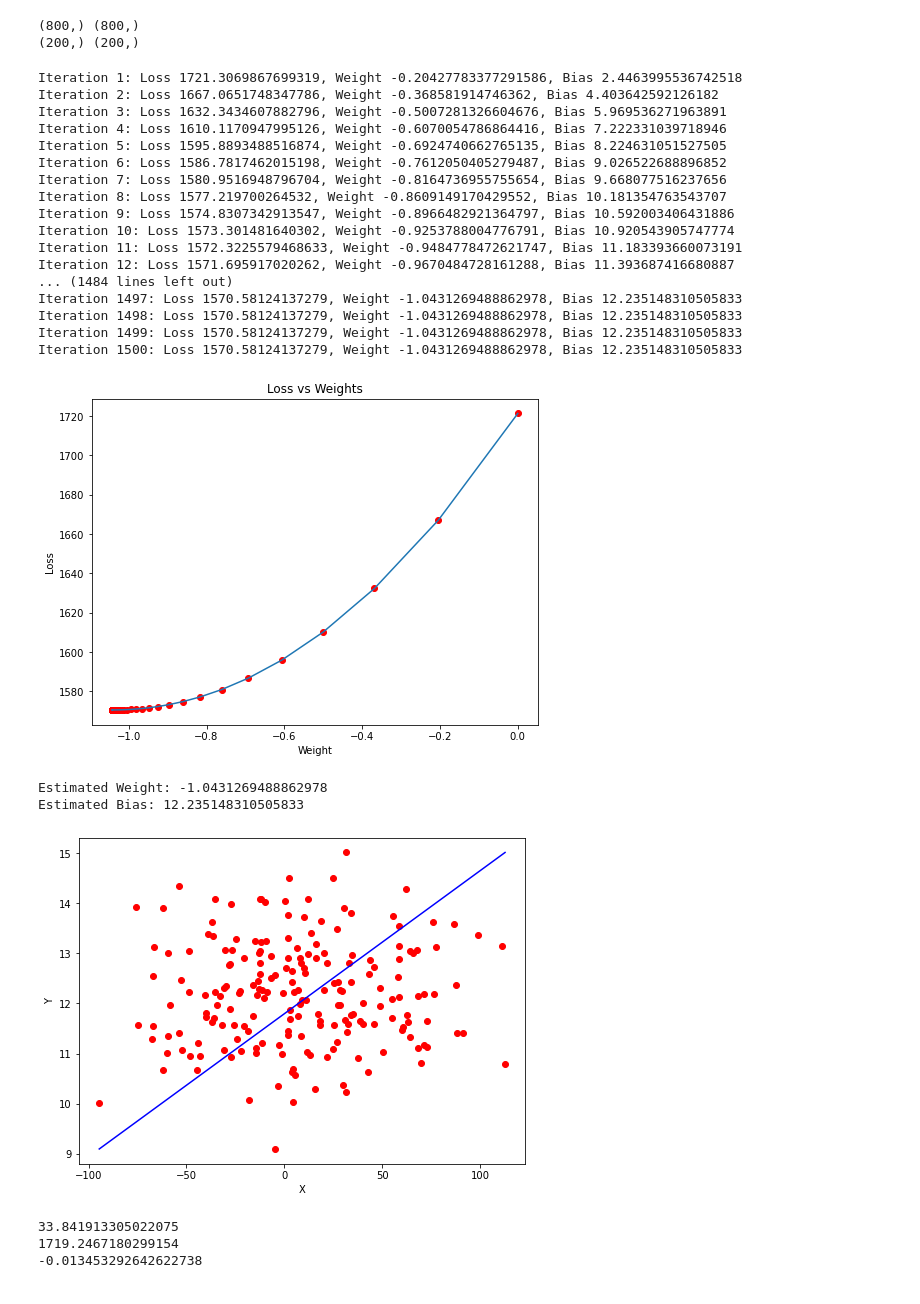
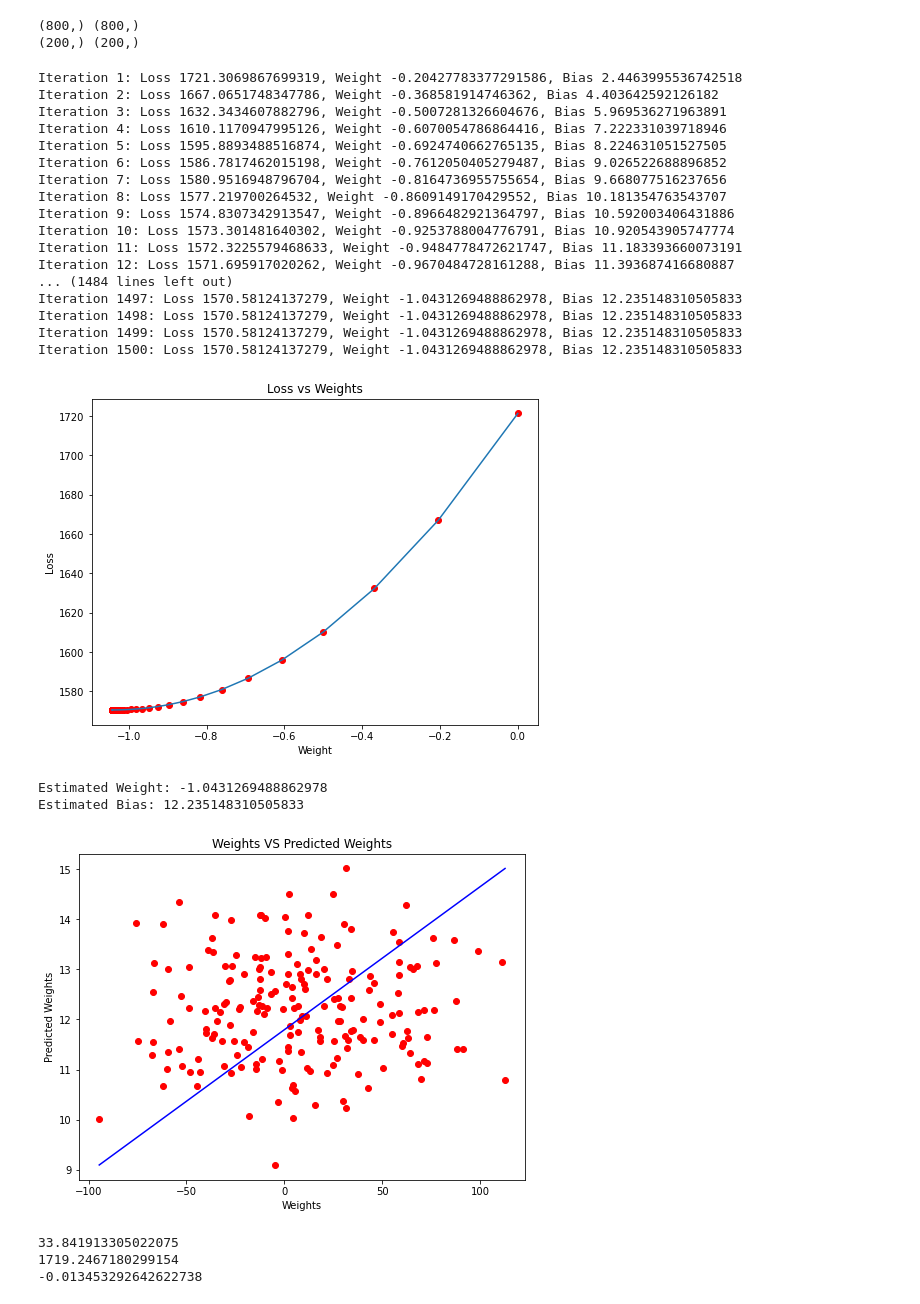
Before and after one commit to aryadiva/CPC251_Assg, a Jupyter notebook: Assign1-CPC251final.ipynb, the cells around one changed output. Cells and saved outputs as stored; diff of their text form; code cells hidden in the pictures.

```diff
--- a/Assign1-CPC251final.ipynb
+++ b/Assign1-CPC251final.ipynb
@@ -158,36 +158,37 @@ est_weight, est_bias = train_model(X_train, y_train, alpha, max_epoch)
 print(f"Estimated Weight: {est_weight}\nEstimated Bias: {est_bias}")
 y_pred = (est_weight*X_test) + est_bias
 plt.figure(figsize = (8,6))
 plt.scatter(y_test, y_pred, marker='o', color='red')
 
 plt.plot([min(y_test), max(y_test)], [min(y_pred), max(y_pred)], color='blue', label="line1")
 #plt.plot(y_test, y_test, color='orange', label="line2", linestyle="--")
 
-plt.xlabel("X")
-plt.ylabel("Y")
+plt.xlabel("Weights")
+plt.ylabel("Predicted Weights")
+plt.title("Weights VS Predicted Weights")
 plt.show()
 # %% [output]
 Iteration 1: Loss 1721.3069867699319, Weight -0.20427783377291586, Bias 2.4463995536742518
 Iteration 2: Loss 1667.0651748347786, Weight -0.368581914746362, Bias 4.403642592126182
 Iteration 3: Loss 1632.3434607882796, Weight -0.5007281326604676, Bias 5.969536271963891
 Iteration 4: Loss 1610.1170947995126, Weight -0.6070054786864416, Bias 7.222331039718946
 Iteration 5: Loss 1595.8893488516874, Weight -0.6924740662765135, Bias 8.224631051527505
 Iteration 6: Loss 1586.7817462015198, Weight -0.7612050405279487, Bias 9.026522688896852
 Iteration 7: Loss 1580.9516948796704, Weight -0.8164736955755654, Bias 9.668077516237656
 Iteration 8: Loss 1577.219700264532, Weight -0.8609149170429552, Bias 10.181354763543707
 Iteration 9: Loss 1574.8307342913547, Weight -0.8966482921364797, Bias 10.592003406431886
 Iteration 10: Loss 1573.301481640302, Weight -0.9253788004776791, Bias 10.920543905747774
 Iteration 11: Loss 1572.3225579468633, Weight -0.9484778472621747, Bias 11.183393660073191
 Iteration 12: Loss 1571.695917020262, Weight -0.9670484728161288, Bias 11.393687416680887
 ... (1484 lines left out)
 Iteration 1497: Loss 1570.58124137279, Weight -1.0431269488862978, Bias 12.235148310505833
 Iteration 1498: Loss 1570.58124137279, Weight -1.0431269488862978, Bias 12.235148310505833
 Iteration 1499: Loss 1570.58124137279, Weight -1.0431269488862978, Bias 12.235148310505833
 Iteration 1500: Loss 1570.58124137279, Weight -1.0431269488862978, Bias 12.235148310505833
 [figure]
 Estimated Weight: -1.0431269488862978
 Estimated Bias: 12.235148310505833
-[figure, old version]
+[figure, new version]
 # %%
 from sklearn.metrics import mean_absolute_error, mean_squared_error, r2_score
 
```
Also changed, not shown: parts of 1 cell of this notebook.
